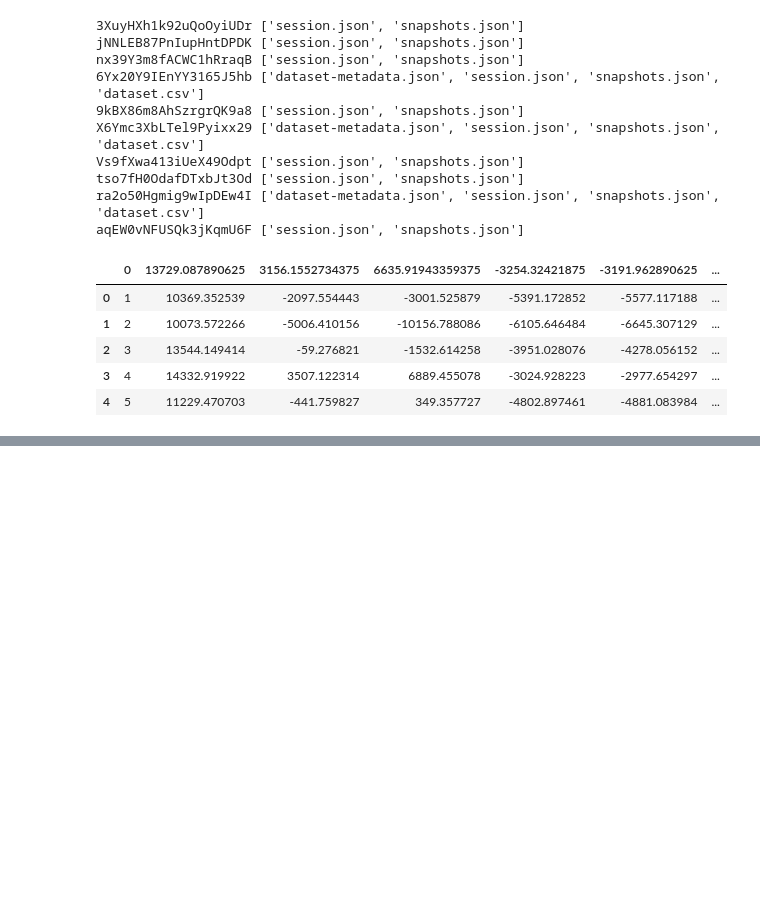
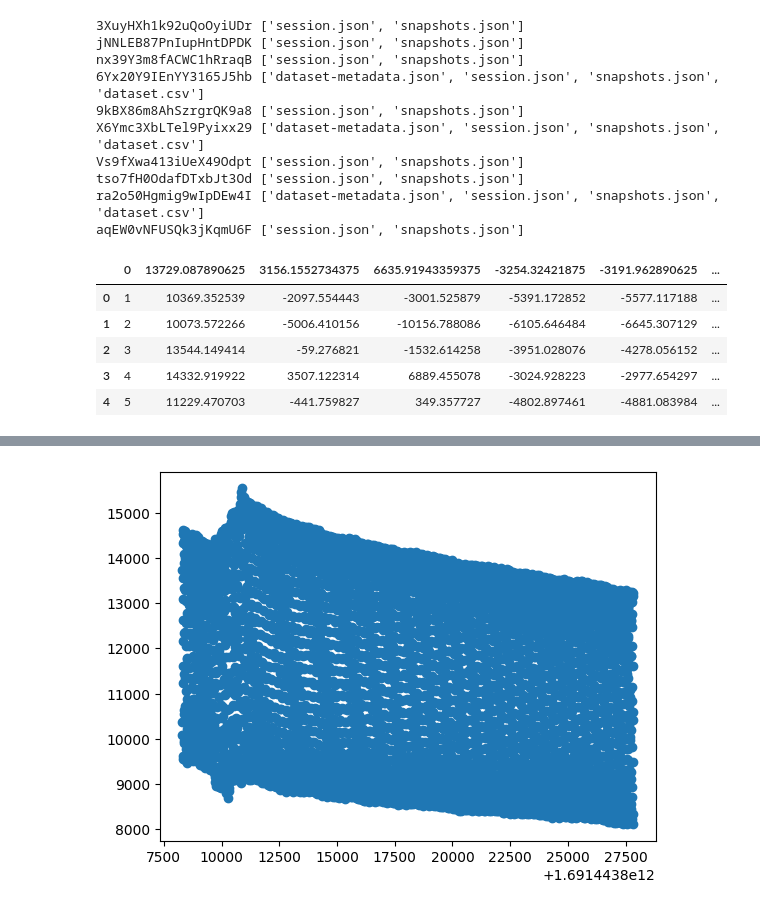
Before and after one commit to JeremyNixon/neurosity, a Jupyter notebook: Raw Data Analysis.ipynb, the cells around one changed output, grey strips where cells are left out. Saved outputs shown, nothing was run; the diff lists cells and outputs as text; code cells hidden in the pictures; blank space fills up the shorter version.

```diff
--- a/Raw Data Analysis.ipynb
+++ b/Raw Data Analysis.ipynb
@@ -30,0 +129,5 @@ df[:5]
+# %%
+plt.scatter(large_df['timestamp'][:5000], large_df['CP3'][:5000])
+plt.show()
+# %% [output]
+[figure, added]
```
Also changed, not shown: parts of 29 cells of this notebook.
